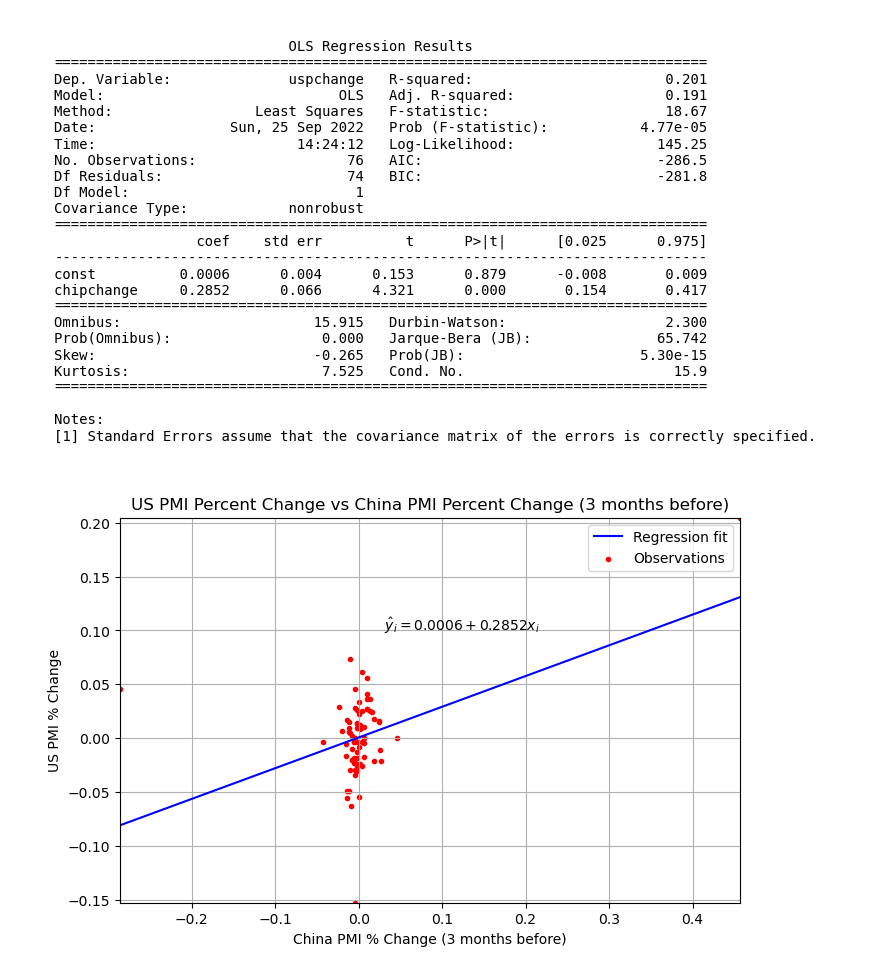
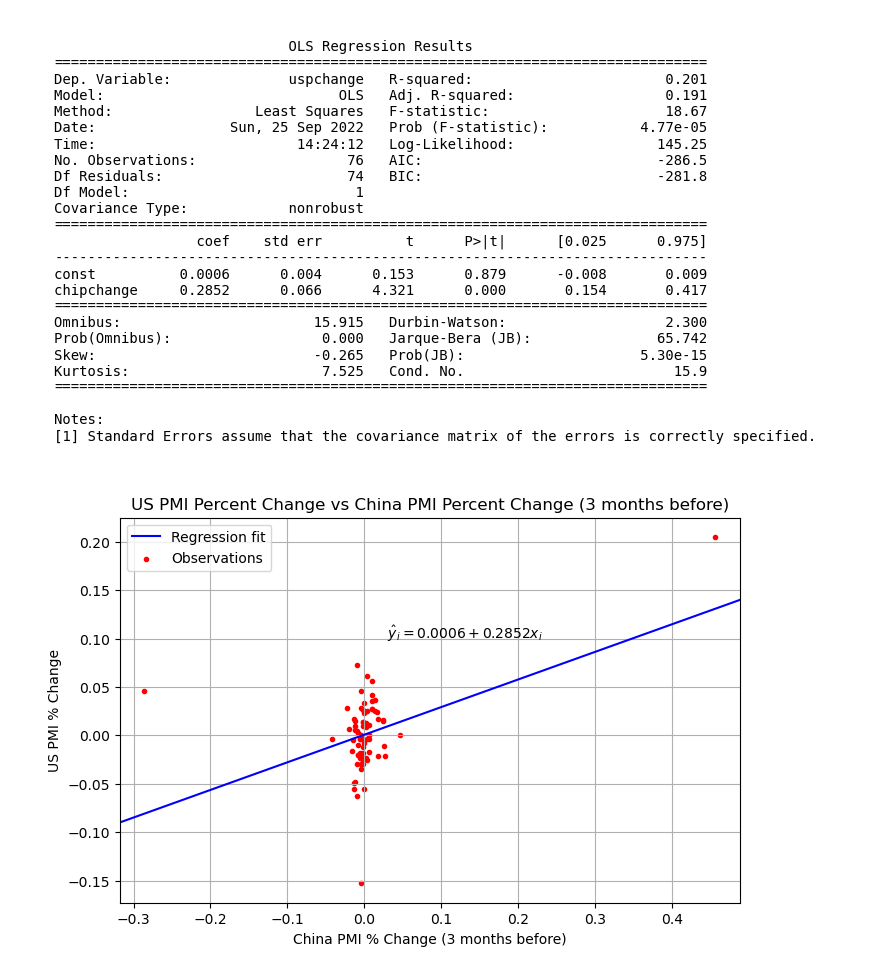
Before and after one commit to felixpoirier1/TP1, a Jupyter notebook: Assignment_1.ipynb, the cells around one changed output. Saved outputs shown, nothing was run; the diff lists cells and outputs as text; code cells hidden in the pictures.

```diff
--- a/Assignment_1.ipynb
+++ b/Assignment_1.ipynb
@@ -196,30 +196,34 @@ intercept = model_ols.params[0]
 slope = model_ols.params[1]
 # %%
 # Plot the estimated regression line over the original scatterplot
-X_reg = np.linspace(df['chipchange'].min(), df['chipchange'].max())
+
+std_x = df['chipchange'].std()
+std_y = df['uspchange'].std()
+
+X_reg = np.linspace(df['chipchange'].min()-std_x/2, df['chipchange'].max()+std_x/2)
 
 y_reg = intercept + X_reg * slope
 
 fig, ax = plt.subplots()
 
 plt.grid(True)
 
 plt.plot(X_reg, y_reg, 'b-', label = "Regression fit")
 
 plt.scatter(df.chipchange, df.uspchange, c = "red", marker = '.', label = "Observations")
 
 
-plt.xlim(df['chipchange'].min(), df['chipchange'].max())
-plt.ylim(df['uspchange'].min(), df['uspchange'].max())
+plt.xlim(df['chipchange'].min()-std_x/2, df['chipchange'].max()+std_x/2)
+plt.ylim(df['uspchange'].min()-std_y/2, df['uspchange'].max()+std_y/2)
 plt.legend()
 
 ax.set_ylabel('US PMI % Change')
 ax.set_xlabel("China PMI % Change (3 months before)")
 ax.set_title("US PMI Percent Change vs China PMI Percent Change (3 months before)")
 ax.annotate(r'$\hat y_i = %5.4f + %5.4f x_{i}$ '%(intercept, slope), xy = (0.03, 0.1))
 
 plt.savefig("images/Regression_fit.png")
 
 plt.show()
 # %% [output]
-[figure, old version]
+[figure, new version]
```
Also changed, not shown: 1 other file.
